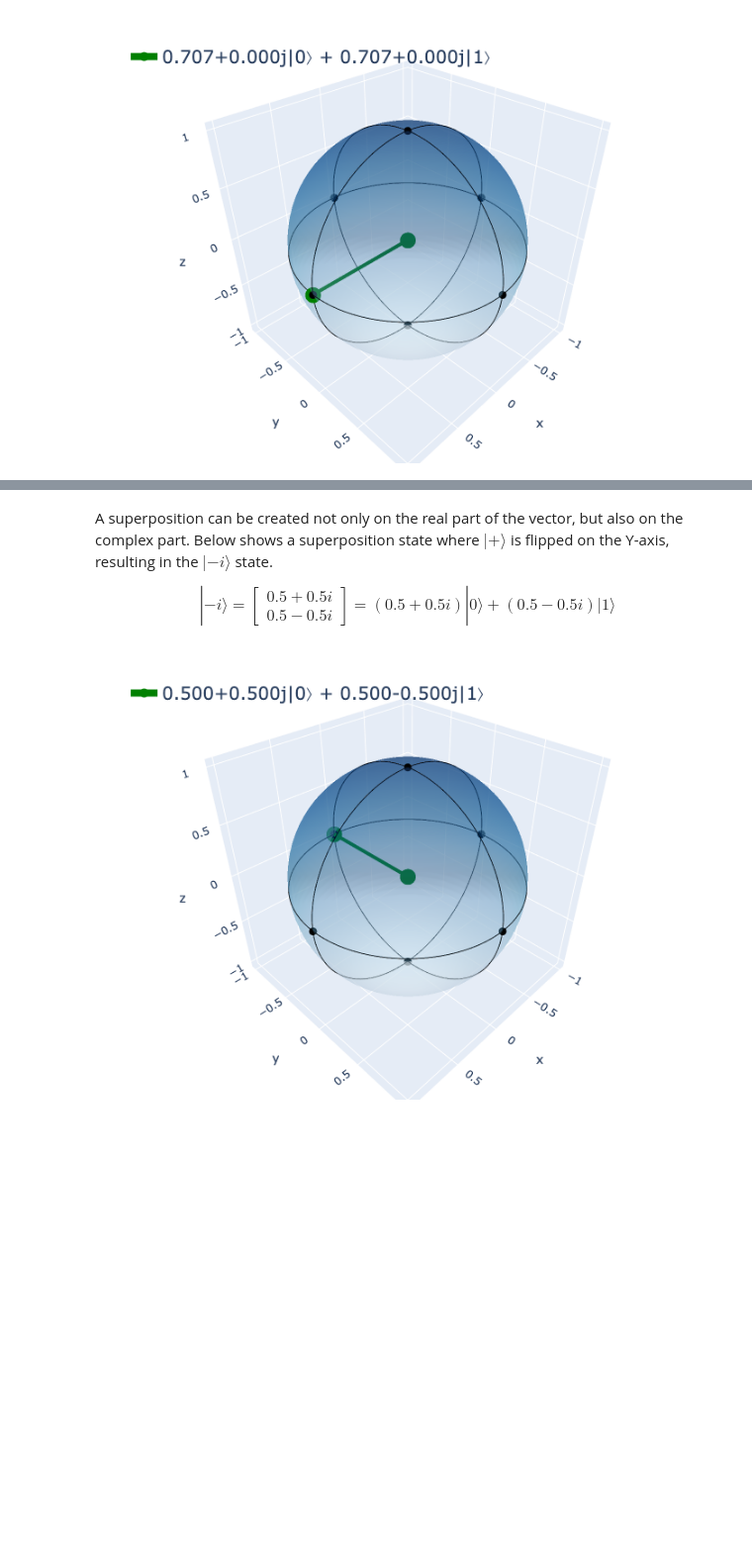
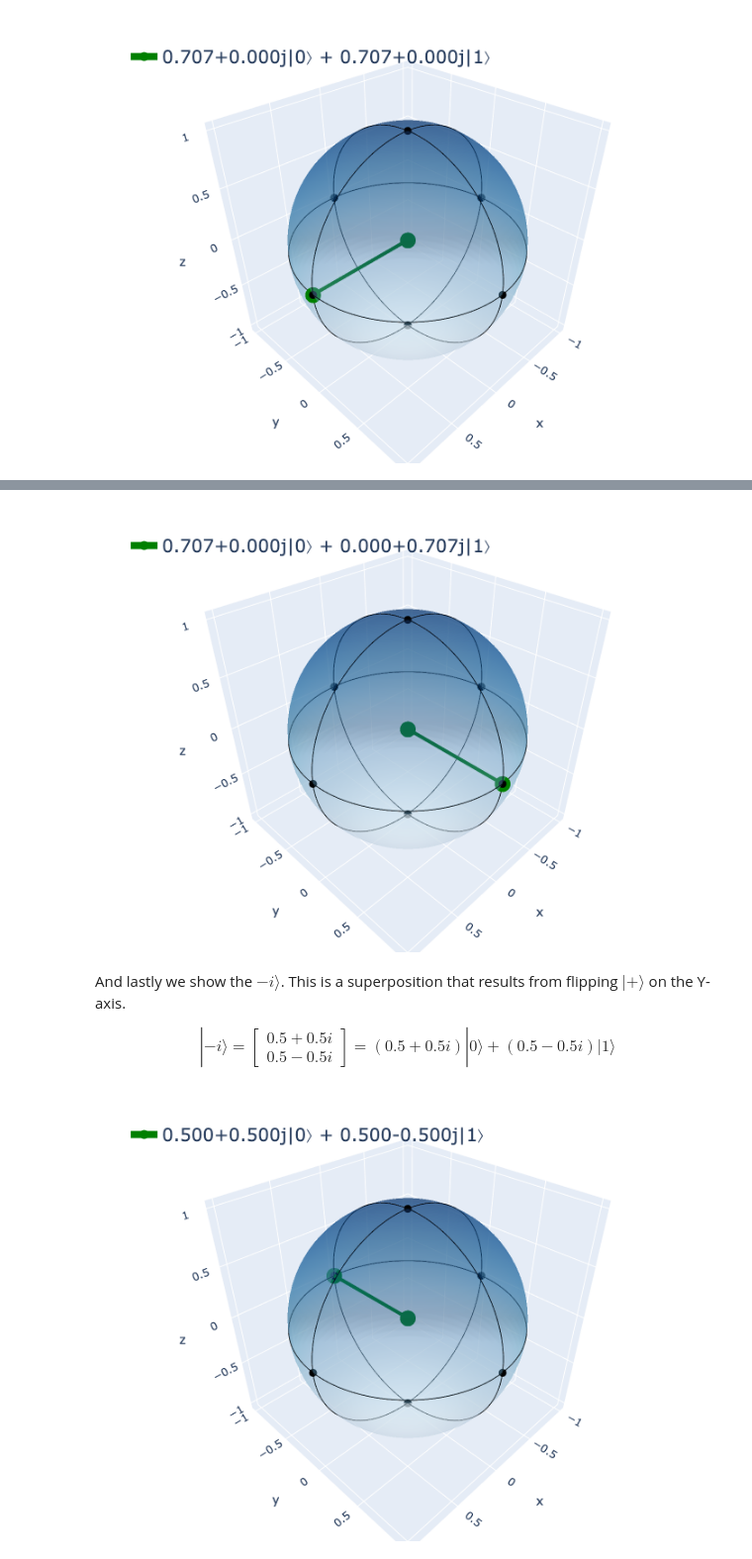
Before and after one commit to CarloLepelaars/q4p, a Jupyter notebook: nbs/01-the-qubit.ipynb, the cells around one changed output, grey strips where cells are left out. Shown at 99% size. Drawn from its saved outputs; the diff is of its cells as text; code cells hidden in the pictures; blank space fills up the shorter version.

```diff
--- a/nbs/01-the-qubit.ipynb
+++ b/nbs/01-the-qubit.ipynb
@@ -248,5 +270,11 @@ bloch(plus_state)
+# %%
+i_state = np.array([1 / np.sqrt(2),
+                    1j / np.sqrt(2)], dtype=complex)
+bloch(i_state)
+# %% [output]
+[figure, added]
 # %% [markdown]
-A superposition can be created not only on the real part of the vector, but also on the complex part. Below shows a superposition state where $|+\rangle$ is flipped on the Y-axis, resulting in the $|-i\rangle$ state.
+And lastly we show the $-i\rangle$. This is a superposition that results from flipping $|+\rangle$ on the Y-axis.
 
 $$
 |-i\rangle = \begin{bmatrix} 0.5+0.5i \\ 0.5-0.5i \end{bmatrix} = (0.5+0.5i) |0\rangle + (0.5-0.5i) |1\rangle
```
Also changed, not shown: parts of 22 cells of this notebook, 2 other files.
